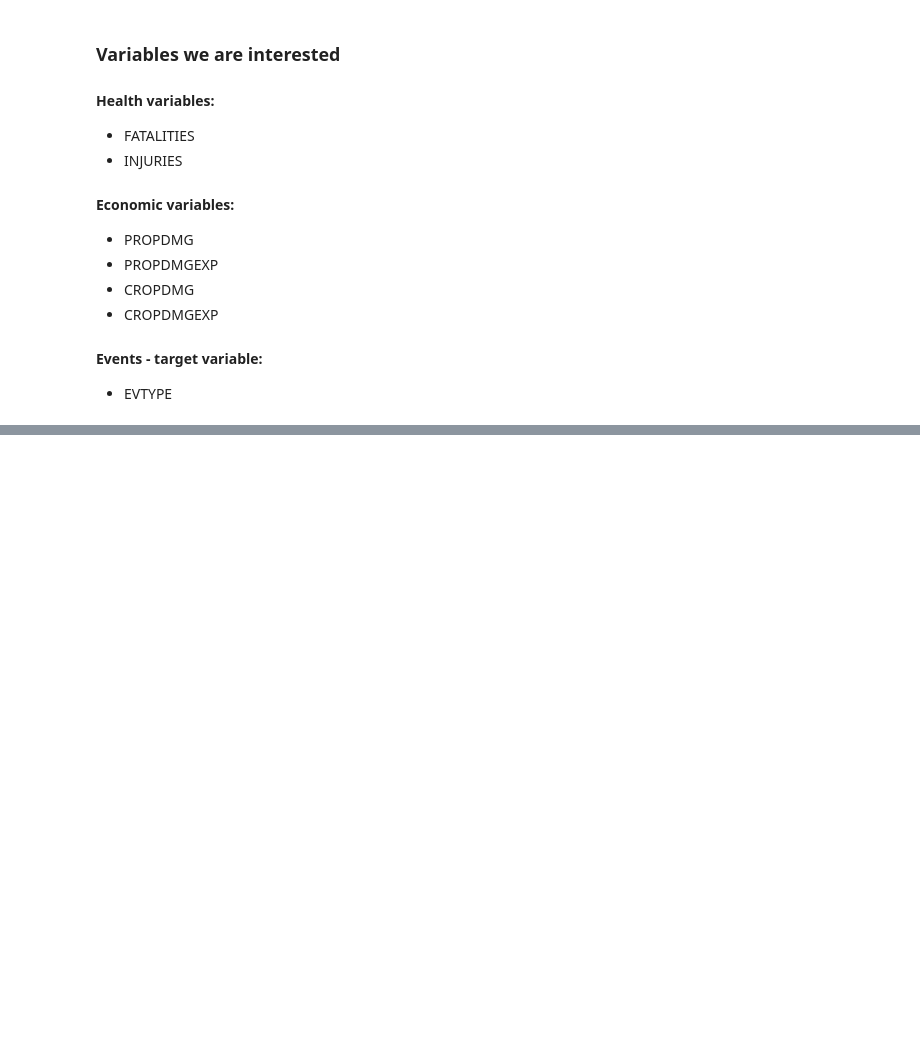
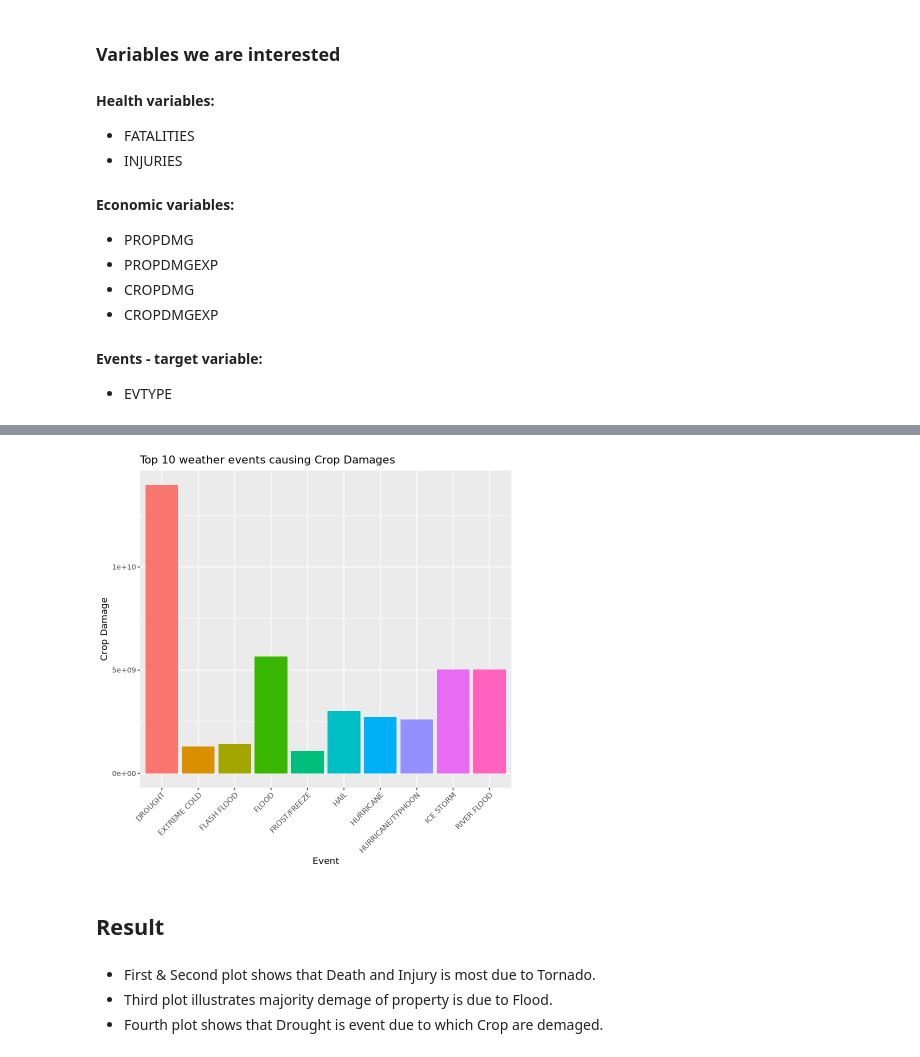
Before and after one commit to kvinlazy/Assignment_R, a Jupyter notebook: Coursera_project2.ipynb, the cells around one changed output, grey strips where cells are left out. Cells and saved outputs as stored; diff of their text form; code cells hidden in the pictures; blank space fills up the shorter version.

```diff
--- a/Coursera_project2.ipynb
+++ b/Coursera_project2.ipynb
@@ -233,0 +153,12 @@ j+geom_line(col="black")+ggtitle("Average steps per time interval: weekdays vs.
+# %%
+ggplot() + geom_bar(data = Crop, aes(x = EVENT, y = Crop, fill = interaction(Crop, EVENT)), stat = "identity",
+                    show.legend = F) + theme(axis.text.x = element_text(angle = 45, hjust = 1)) + xlab("Event") +
+ylab("Crop Damage") + ggtitle("Top 10 weather events causing Crop Damages")
+# %% [output]
+[figure, added]
+# %% [markdown]
+## Result
+# %% [markdown]
+* First & Second plot shows that Death and Injury is most due to Tornado.
+* Third plot illustrates majority demage of property is due to Flood.
+* Fourth plot shows that Drought is event due to which Crop are demaged.
```
Also changed, not shown: parts of 53 cells of this notebook, 1 other file.
